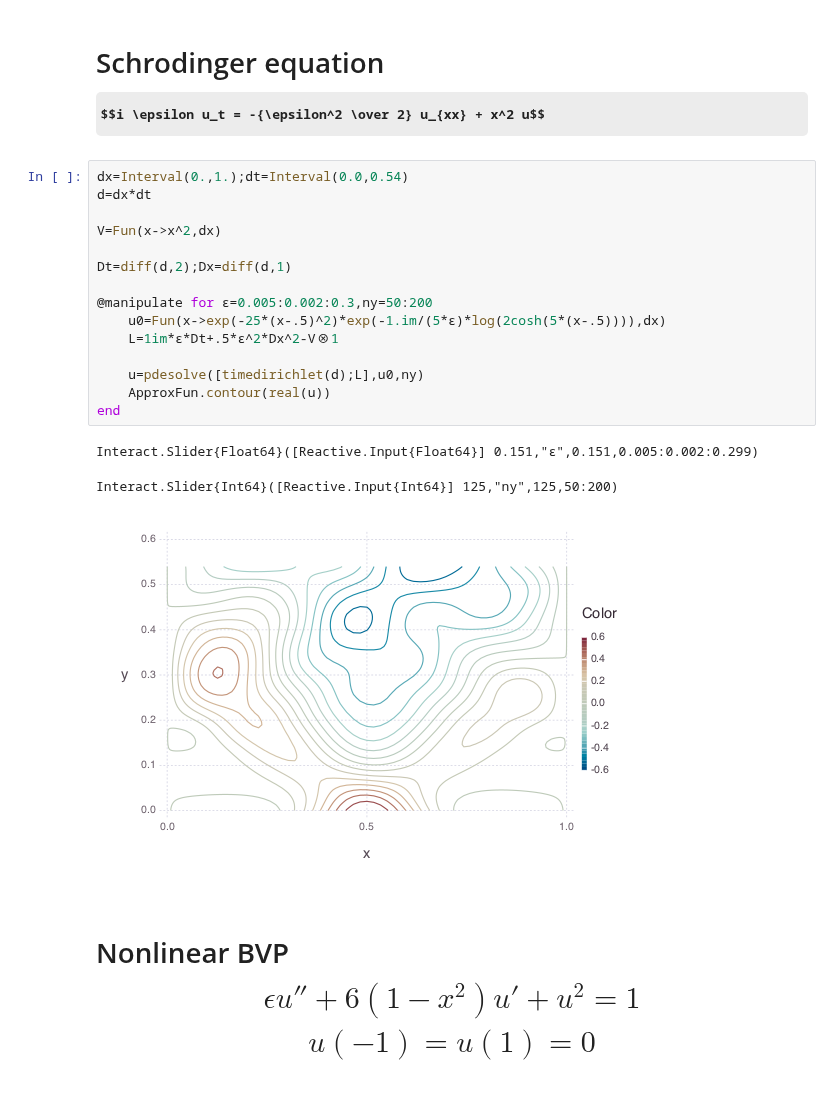
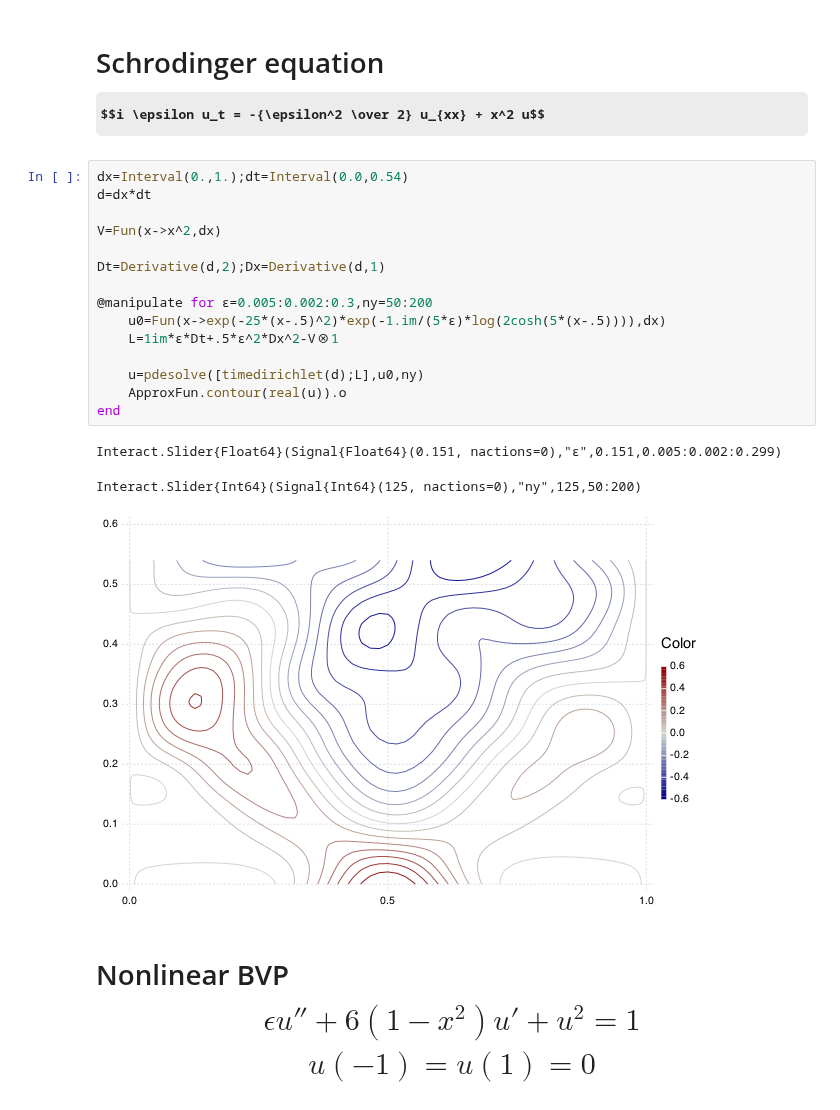
Before and after one commit to JuliaApproximation/ApproxFun.jl, a Jupyter notebook: examples/Manipulate ODEs and PDEs.ipynb, the cells around one changed output. Drawn from its saved outputs; the diff is of its cells as text; some formulas as TeX source.

```diff
--- a/examples/Manipulate ODEs and PDEs.ipynb
+++ b/examples/Manipulate ODEs and PDEs.ipynb
@@ -137,22 +150,22 @@ Interact.Slider{Float64}([Reactive.Input{Float64}] 0.0,"C",0.0,-5.0:0.1:5.0)
 # %%
 dx=Interval(0.,1.);dt=Interval(0.0,0.54)
 d=dx*dt
 
 V=Fun(x->x^2,dx)
 
-Dt=diff(d,2);Dx=diff(d,1)
+Dt=Derivative(d,2);Dx=Derivative(d,1)
 
 @manipulate for ϵ=0.005:0.002:0.3,ny=50:200
     u0=Fun(x->exp(-25*(x-.5)^2)*exp(-1.im/(5*ϵ)*log(2cosh(5*(x-.5)))),dx)
     L=1im*ϵ*Dt+.5*ϵ^2*Dx^2-V⊗1
 
     u=pdesolve([timedirichlet(d);L],u0,ny)
-    ApproxFun.contour(real(u))
+    ApproxFun.contour(real(u)).o
 end
 # %% [output]
-Interact.Slider{Float64}([Reactive.Input{Float64}] 0.151,"ϵ",0.151,0.005:0.002:0.299)
+Interact.Slider{Float64}(Signal{Float64}(0.151, nactions=0),"ϵ",0.151,0.005:0.002:0.299)
-Interact.Slider{Int64}([Reactive.Input{Int64}] 125,"ny",125,50:200)
+Interact.Slider{Int64}(Signal{Int64}(125, nactions=0),"ny",125,50:200)
-[figure, old version]
+[figure, new version]
 # %% [markdown]
 # Nonlinear BVP $$\epsilon u'' + 6(1-x^2)u' +u^2=1$$ $$u(-1)=u(1)=0$$
 # %%
```
Also changed, not shown: parts of 10 cells of this notebook, 27 other files.
